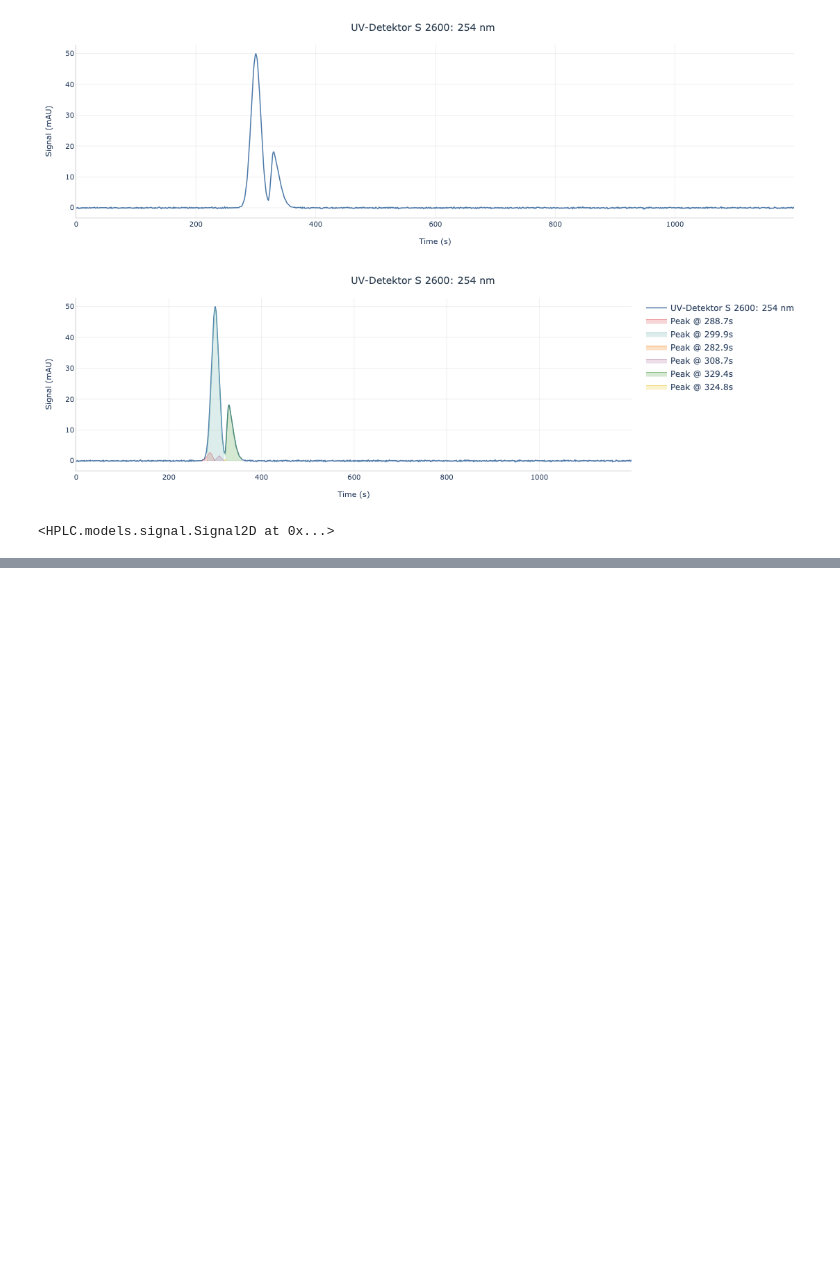
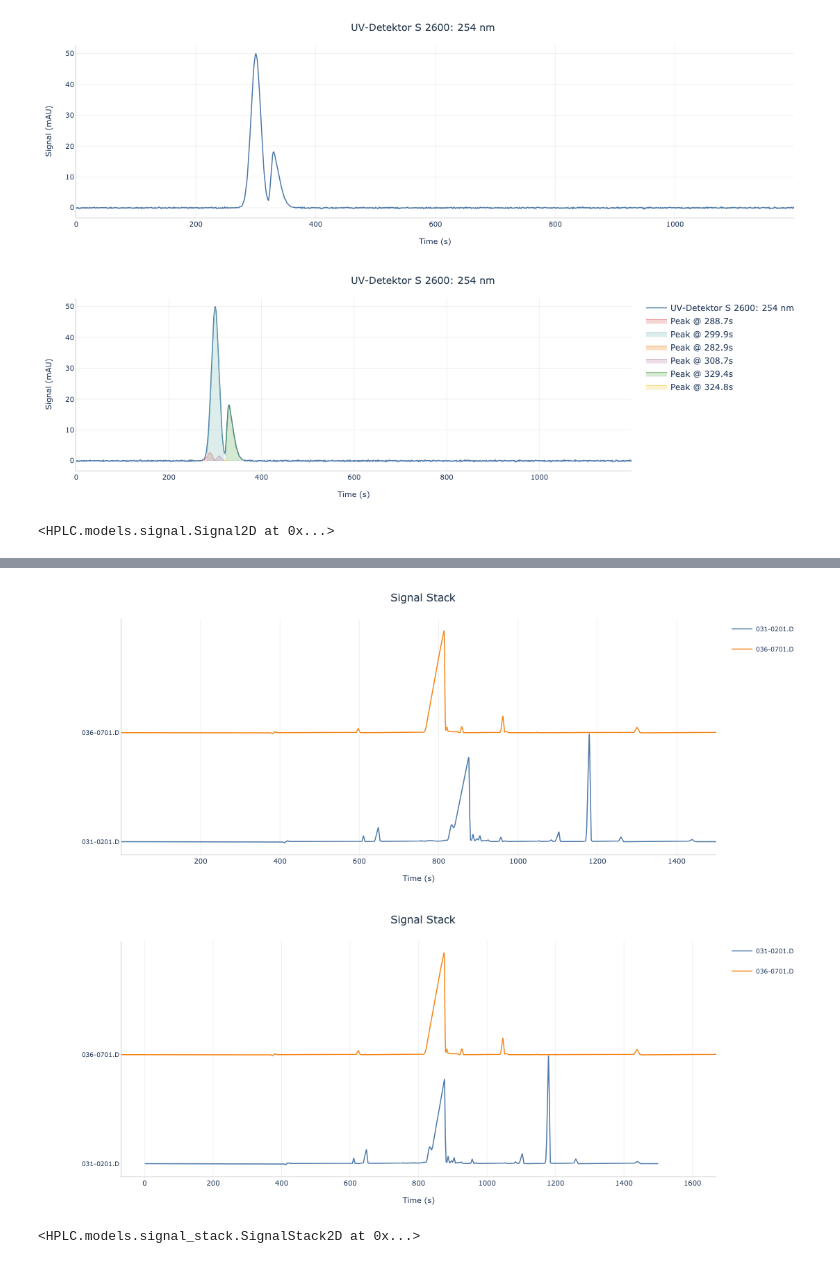
Before and after one commit to eric-gemmell/HPLC, a Jupyter notebook: examples/basic_usage.ipynb, the cells around one changed output, grey strips where cells are left out. Drawn from its saved outputs; the diff is of its cells as text; code cells hidden in the pictures; blank space fills up the shorter version.

```diff
--- a/examples/basic_usage.ipynb
+++ b/examples/basic_usage.ipynb
@@ -98,0 +107,6 @@ KeyboardInterrupt:
+# %%
+sig1.stack(sig2).display().fit(from_times=(1299,814), to_times=(1437,875)).display()
+# %% [output]
+[figure, added]
+[figure, added]
+<HPLC.models.signal_stack.SignalStack2D at 0x...>
```
Also changed, not shown: parts of 3 cells of this notebook, 46 other files.
